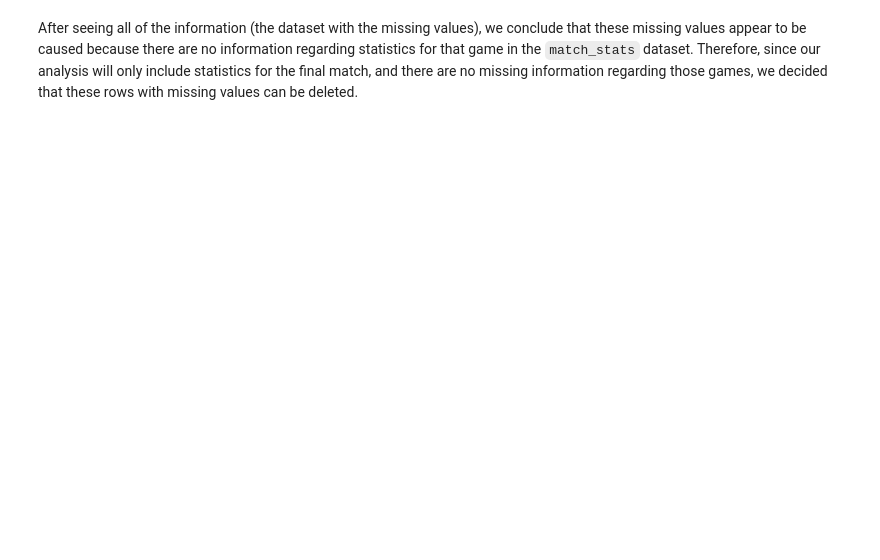
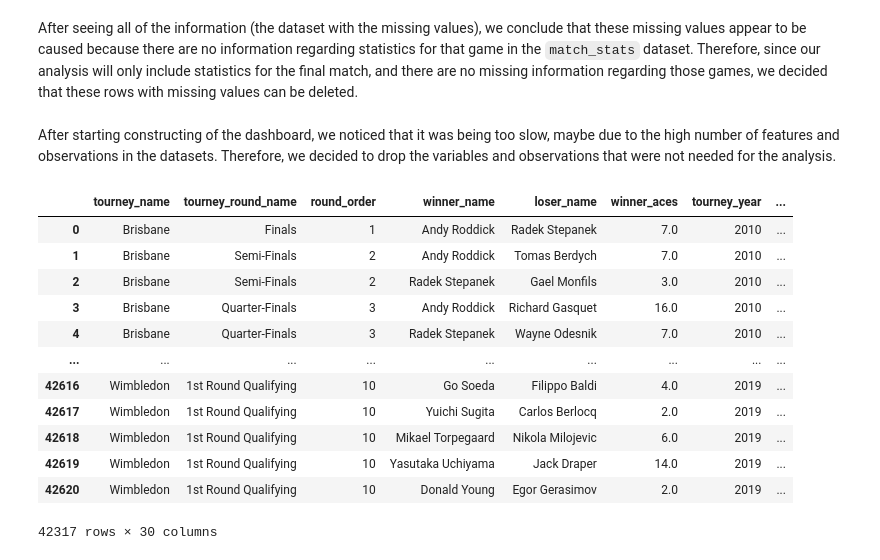
Before and after one commit to beatriz7sousa/datavisualization-project, a Jupyter notebook: Code.ipynb, the cells around one changed output. Drawn from its saved outputs; the diff is of its cells as text; code cells hidden in the pictures; blank space fills up the shorter version.

```diff
--- a/Code.ipynb
+++ b/Code.ipynb
@@ -1656,6 +1690,30 @@ After seeing all of the information (the dataset with the missing values), we co
 # dropping the observations
 
 all_match.dropna(inplace = True)
+# %% [markdown]
+After starting constructing of the dashboard, we noticed that it was being too slow, maybe due to the high number of features and observations in the datasets. Therefore, we decided to drop the variables and observations that were not needed for the analysis.
+# %%
+all_match = all_match[['tourney_name', 'tourney_round_name', 'round_order', 'winner_name', 'loser_name', 'winner_aces', 'tourney_year', 'winner_break_points_converted', 'winner_break_points_saved',
+                      'winner_double_faults', 'winner_return_points_won', 'winner_total_points_won', 'winner_aces_norm', 'winner_break_points_converted_norm', 'winner_break_points_saved_norm',
+                      'winner_double_faults_norm', 'winner_return_points_won_norm', 'winner_total_points_won_norm', 'loser_aces', 'loser_break_points_converted', 'loser_break_points_saved',
+                      'loser_double_faults', 'loser_return_points_won', 'loser_total_points_won', 'loser_aces_norm', 'loser_break_points_converted_norm', 'loser_break_points_saved_norm',
+                      'loser_double_faults_norm', 'loser_return_points_won_norm', 'loser_total_points_won_norm']]
+
+all_match
+# %% [output]
+|  | tourney_name | tourney_round_name | round_order | winner_name | loser_name | winner_aces | tourney_year | ... |
+| 0 | Brisbane | Finals | 1 | Andy Roddick | Radek Stepanek | 7.0 | 2010 | ... |
+| 1 | Brisbane | Semi-Finals | 2 | Andy Roddick | Tomas Berdych | 7.0 | 2010 | ... |
+| 2 | Brisbane | Semi-Finals | 2 | Radek Stepanek | Gael Monfils | 3.0 | 2010 | ... |
+| 3 | Brisbane | Quarter-Finals | 3 | Andy Roddick | Richard Gasquet | 16.0 | 2010 | ... |
+| 4 | Brisbane | Quarter-Finals | 3 | Radek Stepanek | Wayne Odesnik | 7.0 | 2010 | ... |
+| ... | ... | ... | ... | ... | ... | ... | ... | ... |
+| 42616 | Wimbledon | 1st Round Qualifying | 10 | Go Soeda | Filippo Baldi | 4.0 | 2019 | ... |
+| 42617 | Wimbledon | 1st Round Qualifying | 10 | Yuichi Sugita | Carlos Berlocq | 2.0 | 2019 | ... |
+| 42618 | Wimbledon | 1st Round Qualifying | 10 | Mikael Torpegaard | Nikola Milojevic | 6.0 | 2019 | ... |
+| 42619 | Wimbledon | 1st Round Qualifying | 10 | Yasutaka Uchiyama | Jack Draper | 14.0 | 2019 | ... |
+| 42620 | Wimbledon | 1st Round Qualifying | 10 | Donald Young | Egor Gerasimov | 2.0 | 2019 | ... |
+42317 rows × 30 columns
 # %%
 # saving the datasets already prepared to csv files
 
```
Also changed, not shown: parts of 11 cells of this notebook, 4 other files.
